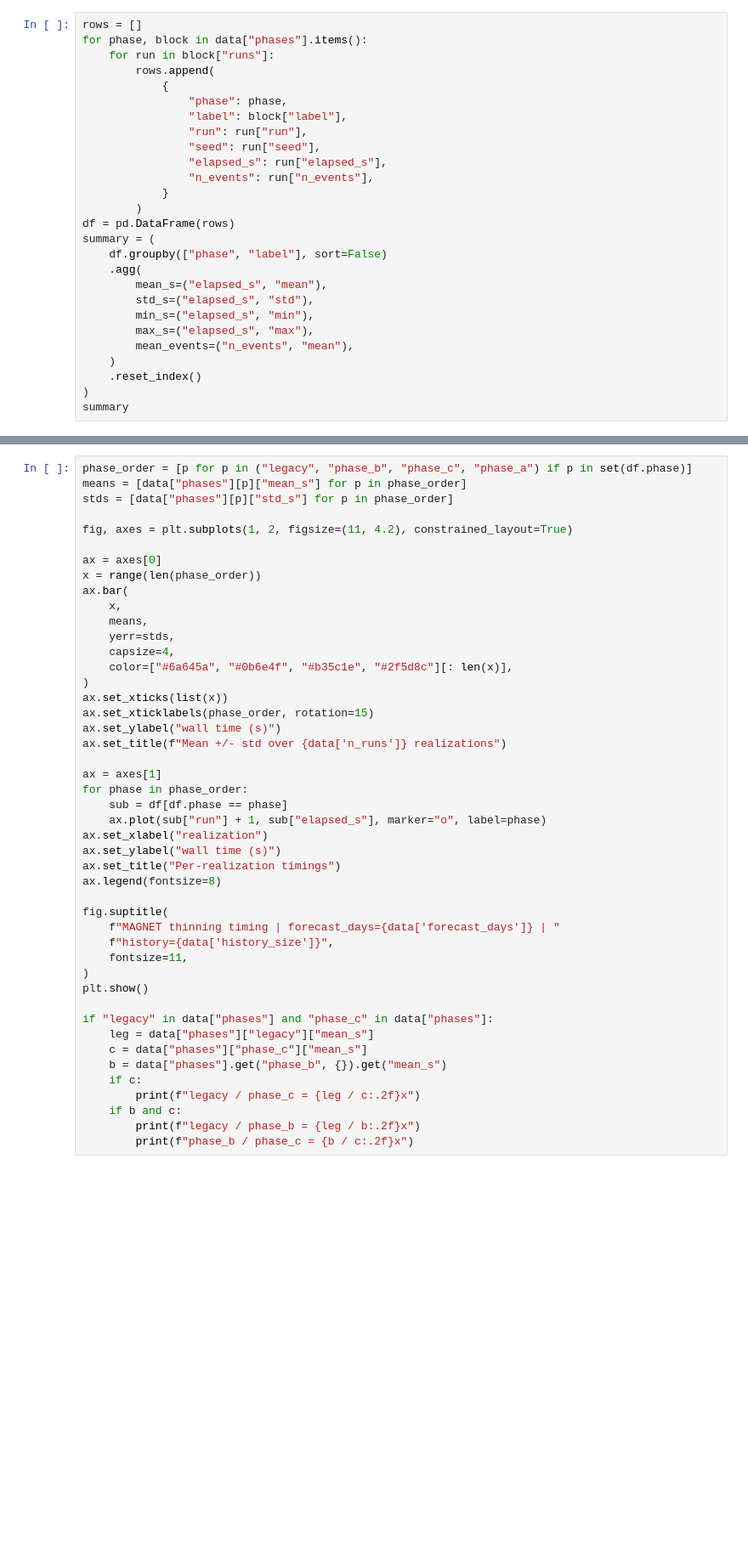
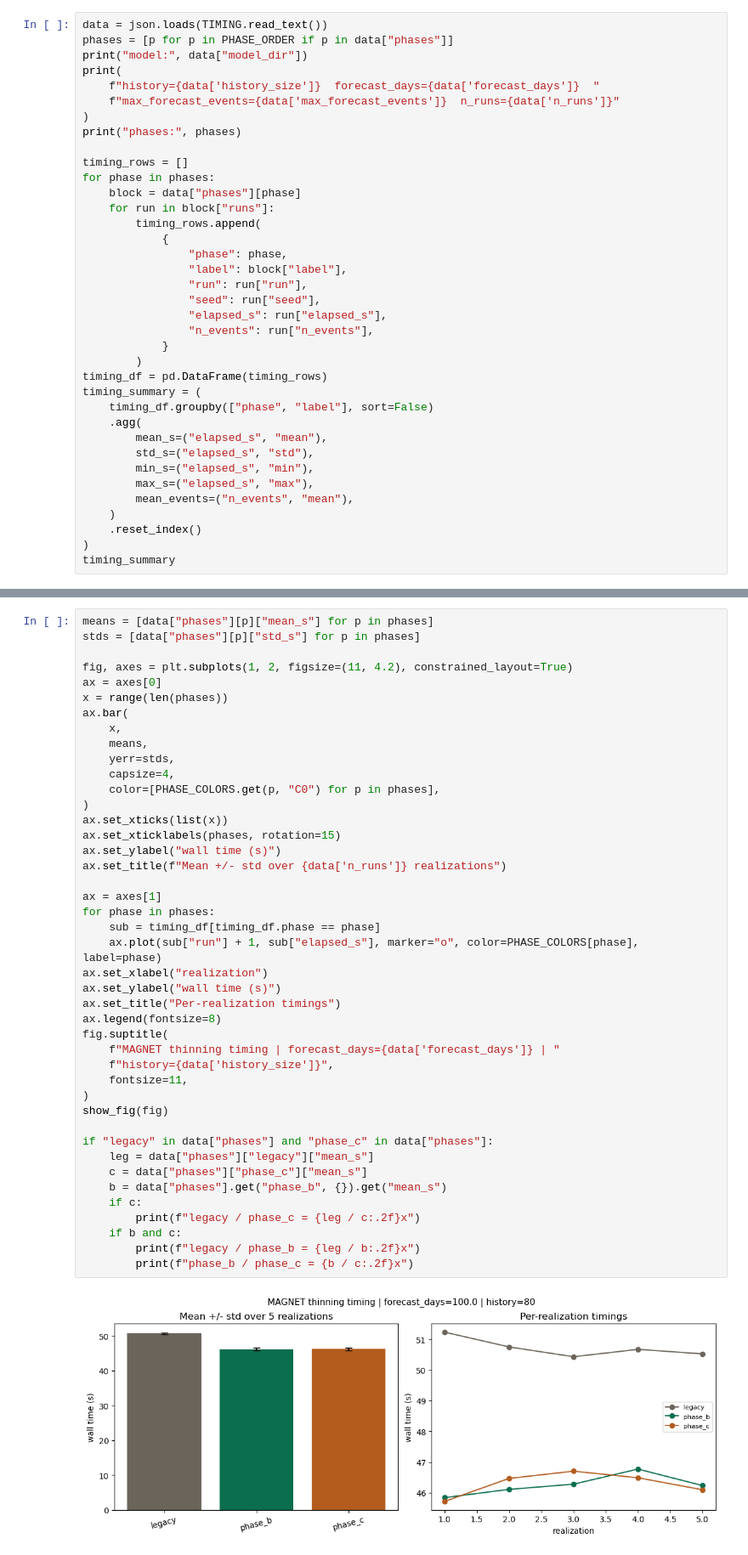
Before and after one commit to Ner-Ber/etas_edits, a Jupyter notebook: notebooks/compare_magnet_incremental_phases.ipynb, the cells around one changed output, grey strips where cells are left out. Shown at 85% size. Drawn from its saved outputs; the diff is of its cells as text; blank space fills up the shorter version.

```diff
--- a/notebooks/compare_magnet_incremental_phases.ipynb
+++ b/notebooks/compare_magnet_incremental_phases.ipynb
@@ -27,8 +52,18 @@ print(
 # %%
-rows = []
-for phase, block in data["phases"].items():
+data = json.loads(TIMING.read_text())
+phases = [p for p in PHASE_ORDER if p in data["phases"]]
+print("model:", data["model_dir"])
+print(
+    f"history={data['history_size']}  forecast_days={data['forecast_days']}  "
+    f"max_forecast_events={data['max_forecast_events']}  n_runs={data['n_runs']}"
+)
+print("phases:", phases)
+
+timing_rows = []
+for phase in phases:
+    block = data["phases"][phase]
     for run in block["runs"]:
-        rows.append(
+        timing_rows.append(
             {
                 "phase": phase,
                 "label": block["label"],
@@ -38,9 +73,9 @@ for phase, block in data["phases"].items():
                 "n_events": run["n_events"],
             }
         )
-df = pd.DataFrame(rows)
-summary = (
-    df.groupby(["phase", "label"], sort=False)
+timing_df = pd.DataFrame(timing_rows)
+timing_summary = (
+    timing_df.groupby(["phase", "label"], sort=False)
     .agg(
         mean_s=("elapsed_s", "mean"),
         std_s=("elapsed_s", "std"),
@@ -50,4 +85,4 @@ summary = (
     )
     .reset_index()
 )
-summary
+timing_summary
@@ -54,46 +99,45 @@ summary
 # %%
-phase_order = [p for p in ("legacy", "phase_b", "phase_c", "phase_a") if p in set(df.phase)]
-means = [data["phases"][p]["mean_s"] for p in phase_order]
-stds = [data["phases"][p]["std_s"] for p in phase_order]
+means = [data["phases"][p]["mean_s"] for p in phases]
+stds = [data["phases"][p]["std_s"] for p in phases]
 
 fig, axes = plt.subplots(1, 2, figsize=(11, 4.2), constrained_layout=True)
-
 ax = axes[0]
-x = range(len(phase_order))
+x = range(len(phases))
 ax.bar(
     x,
     means,
     yerr=stds,
     capsize=4,
-    color=["#6a645a", "#0b6e4f", "#b35c1e", "#2f5d8c"][: len(x)],
+    color=[PHASE_COLORS.get(p, "C0") for p in phases],
 )
 ax.set_xticks(list(x))
-ax.set_xticklabels(phase_order, rotation=15)
+ax.set_xticklabels(phases, rotation=15)
 ax.set_ylabel("wall time (s)")
 ax.set_title(f"Mean +/- std over {data['n_runs']} realizations")
 
 ax = axes[1]
-for phase in phase_order:
-    sub = df[df.phase == phase]
-    ax.plot(sub["run"] + 1, sub["elapsed_s"], marker="o", label=phase)
+for phase in phases:
+    sub = timing_df[timing_df.phase == phase]
+    ax.plot(sub["run"] + 1, sub["elapsed_s"], marker="o", color=PHASE_COLORS[phase], label=phase)
 ax.set_xlabel("realization")
 ax.set_ylabel("wall time (s)")
 ax.set_title("Per-realization timings")
 ax.legend(fontsize=8)
-
 fig.suptitle(
     f"MAGNET thinning timing | forecast_days={data['forecast_days']} | "
     f"history={data['history_size']}",
     fontsize=11,
 )
-plt.show()
+show_fig(fig)
 
 if "legacy" in data["phases"] and "phase_c" in data["phases"]:
     leg = data["phases"]["legacy"]["mean_s"]
     c = data["phases"]["phase_c"]["mean_s"]
     b = data["phases"].get("phase_b", {}).get("mean_s")
     if c:
         print(f"legacy / phase_c = {leg / c:.2f}x")
     if b and c:
         print(f"legacy / phase_b = {leg / b:.2f}x")
         print(f"phase_b / phase_c = {b / c:.2f}x")
+# %% [output]
+[figure, added]
```
Also changed, not shown: parts of 18 cells of this notebook, 1 other file.
